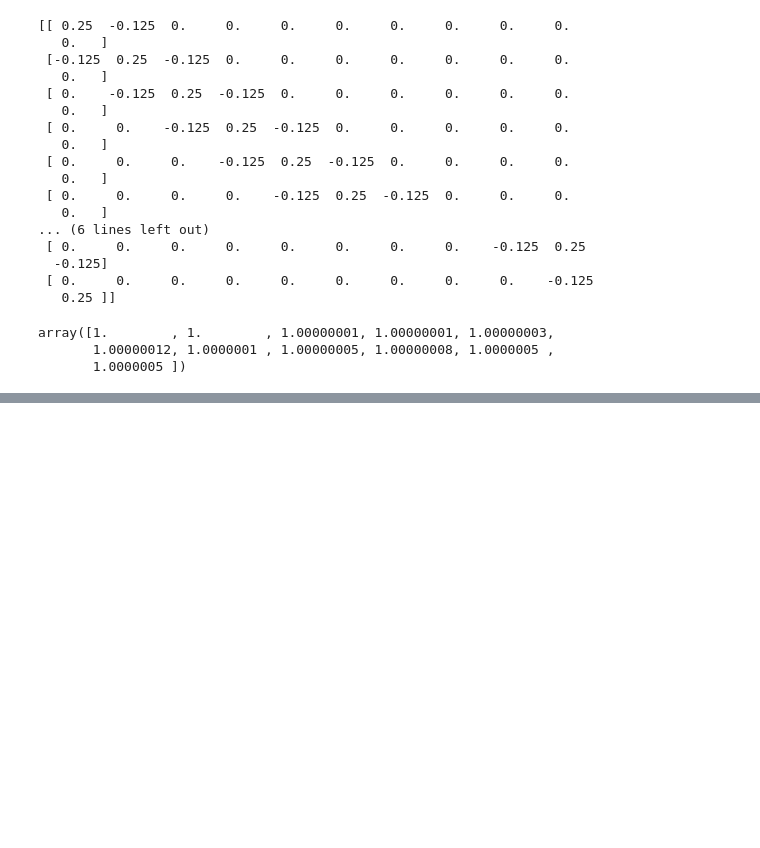
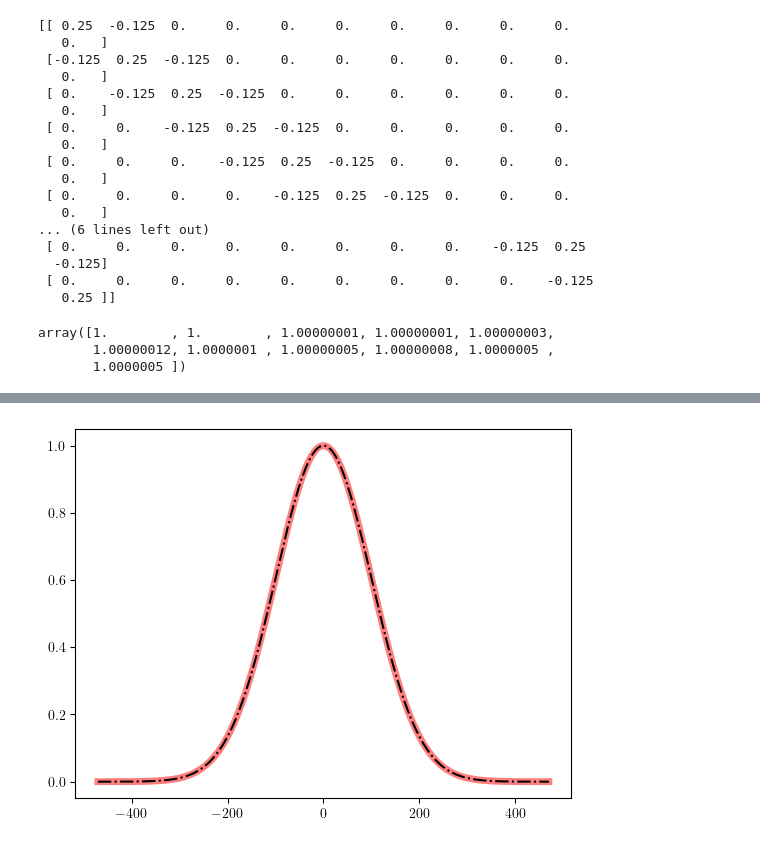
Before and after one commit to rwhitehill/CP-PHYS811-F24, a Jupyter notebook: Final/main.ipynb, the cells around one changed output, grey strips where cells are left out. Drawn from its saved outputs; the diff is of its cells as text; code cells hidden in the pictures; blank space fills up the shorter version.

```diff
--- a/Final/main.ipynb
+++ b/Final/main.ipynb
@@ -93,3 +99,9 @@ plt.show()
+# %%
+plt.plot(k,np.abs(f_t),'r-',lw=5,alpha=0.5)
+plt.plot(k,F(k,sig=0.01),'k-.')
+plt.show()
+# %% [output]
+[figure, added]
 # %%
 x,x0,y,t,a = sp.symbols(r'x x_0 y t a',real=True)
 sig,hbar,m = sp.symbols(r'\sigma h m',real=True,positive=True)
```
Also changed, not shown: parts of 8 cells of this notebook, 8 other files.
